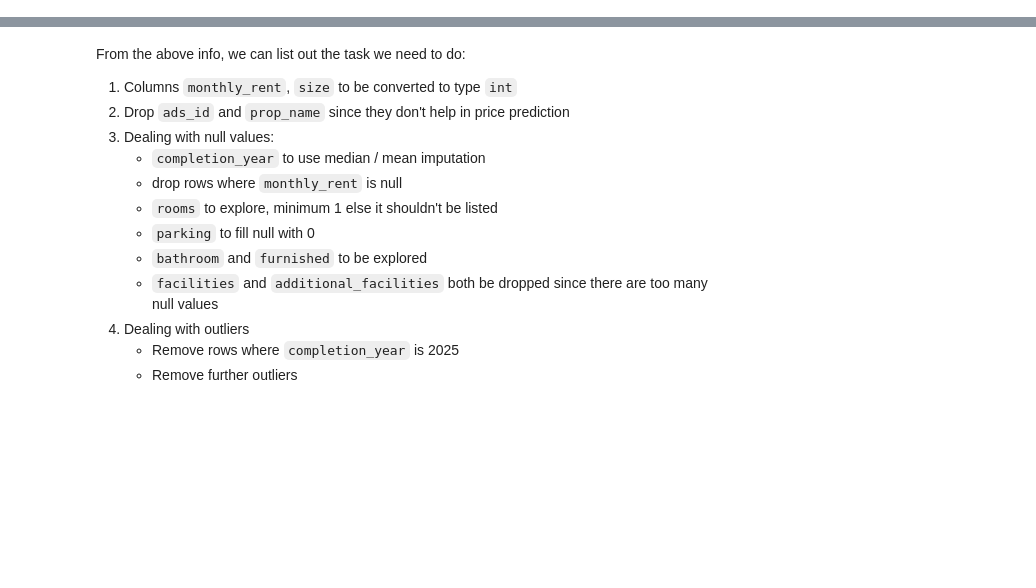
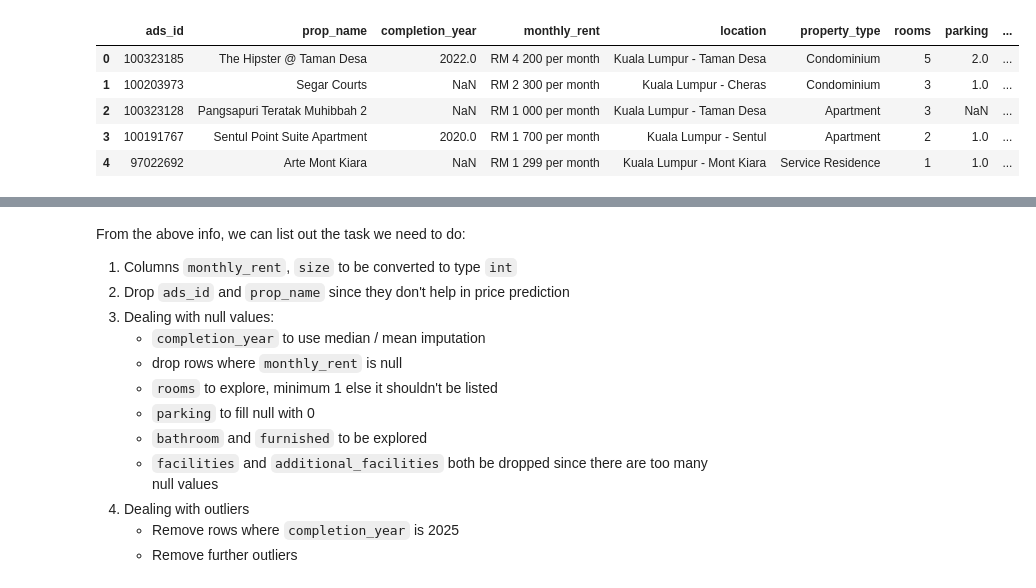
Before and after one commit to Xytrix1103/6006CEM_Assignment, a Jupyter notebook: regression.ipynb, the cells around one changed output, grey strips where cells are left out. Saved outputs shown, nothing was run; the diff lists cells and outputs as text; code cells hidden in the pictures; blank space fills up the shorter version.

```diff
--- a/regression.ipynb
+++ b/regression.ipynb
@@ -51,0 +19,17 @@ df.isnull().sum()
+# %%
+# Constant for random state seed
+RANDOM_STATE_SEED = 1
+
+# Load the dataset
+data_path = './data/mudah-apartment-kl-selangor.csv'
+df = pd.read_csv(data_path)
+
+# Display the first few rows of the dataset
+df.head()
+# %% [output]
+|  | ads_id | prop_name | completion_year | monthly_rent | location | property_type | rooms | parking | ... |
+| 0 | 100323185 | The Hipster @ Taman Desa | 2022.0 | RM 4 200 per month | Kuala Lumpur - Taman Desa | Condominium | 5 | 2.0 | ... |
+| 1 | 100203973 | Segar Courts | NaN | RM 2 300 per month | Kuala Lumpur - Cheras | Condominium | 3 | 1.0 | ... |
+| 2 | 100323128 | Pangsapuri Teratak Muhibbah 2 | NaN | RM 1 000 per month | Kuala Lumpur - Taman Desa | Apartment | 3 | NaN | ... |
+| 3 | 100191767 | Sentul Point Suite Apartment | 2020.0 | RM 1 700 per month | Kuala Lumpur - Sentul | Apartment | 2 | 1.0 | ... |
+| 4 | 97022692 | Arte Mont Kiara | NaN | RM 1 299 per month | Kuala Lumpur - Mont Kiara | Service Residence | 1 | 1.0 | ... |
```
Also changed, not shown: parts of 108 cells of this notebook, 39 other files.
